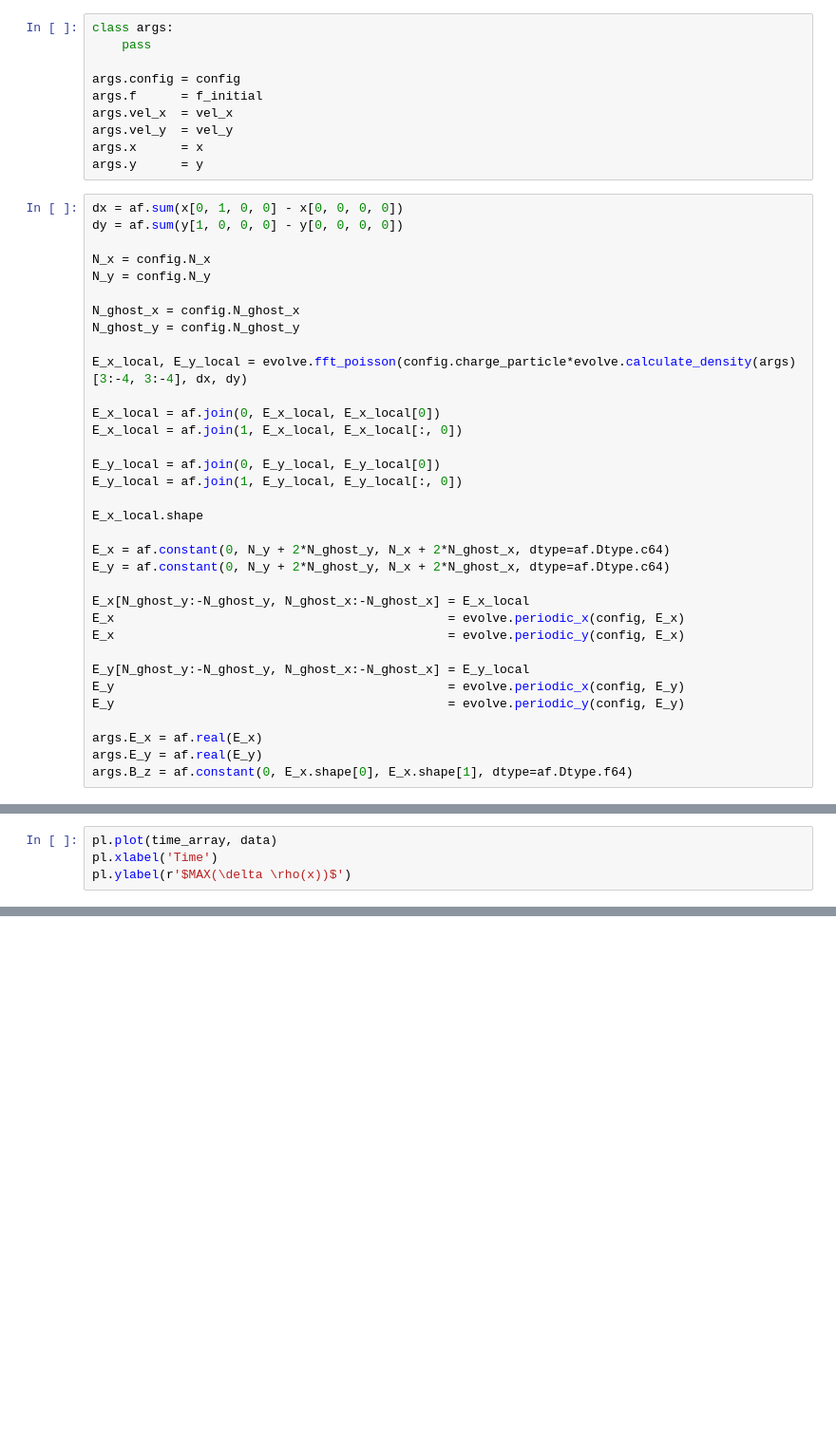
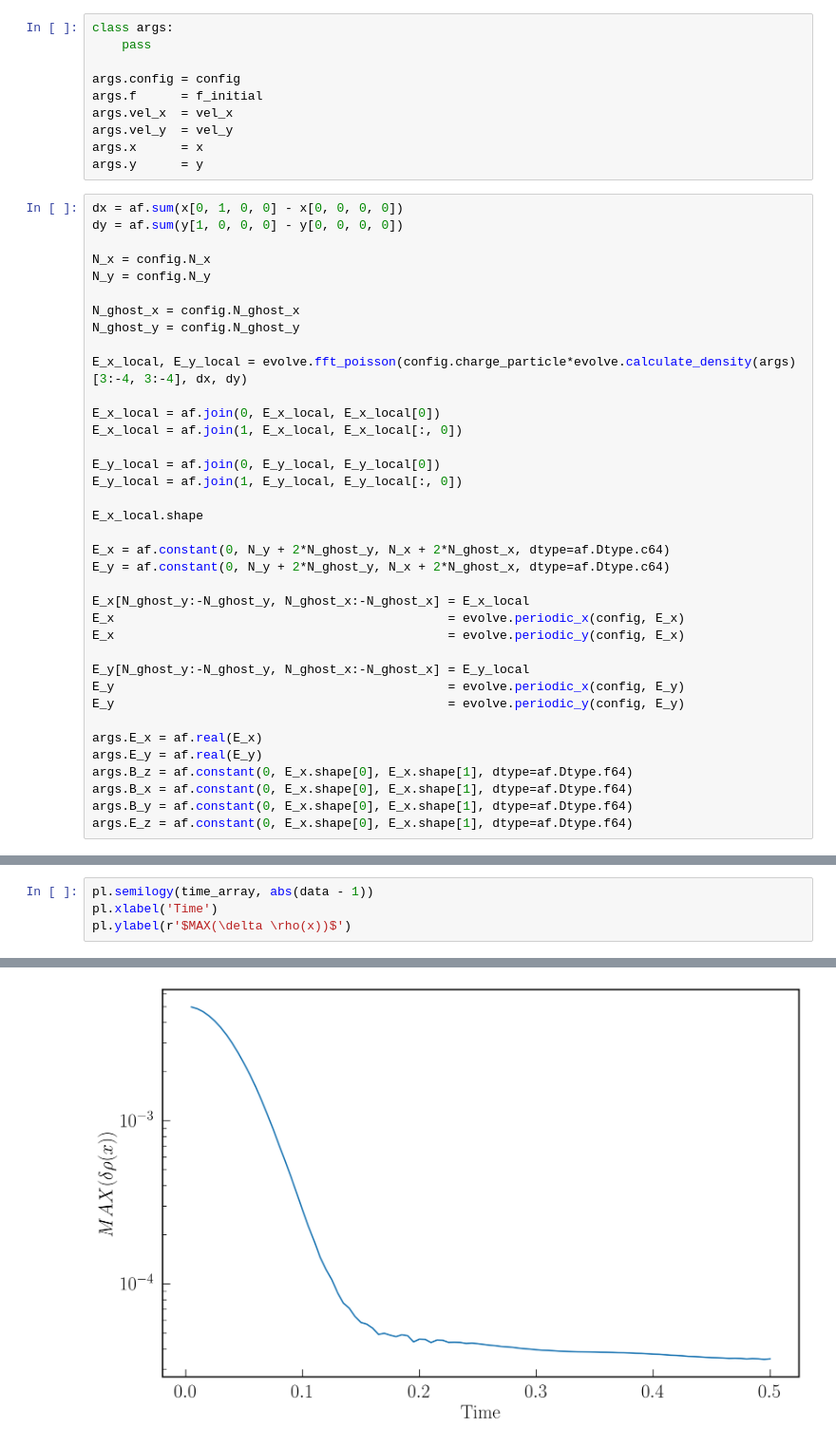
Before and after one commit to QuazarTech/Bolt, a Jupyter notebook: cks/2d_tests/fields_enabled_landau_damping/run.ipynb, the cells around one changed output, grey strips where cells are left out. Shown at 95% size. Drawn from its saved outputs; the diff is of its cells as text; blank space fills up the shorter version.

```diff
--- a/cks/2d_tests/fields_enabled_landau_damping/run.ipynb
+++ b/cks/2d_tests/fields_enabled_landau_damping/run.ipynb
@@ -90,5 +90,8 @@ E_y                                             = evolve.periodic_y(config, E_y)
 args.E_x = af.real(E_x)
 args.E_y = af.real(E_y)
 args.B_z = af.constant(0, E_x.shape[0], E_x.shape[1], dtype=af.Dtype.f64)
+args.B_x = af.constant(0, E_x.shape[0], E_x.shape[1], dtype=af.Dtype.f64)
+args.B_y = af.constant(0, E_x.shape[0], E_x.shape[1], dtype=af.Dtype.f64)
+args.E_z = af.constant(0, E_x.shape[0], E_x.shape[1], dtype=af.Dtype.f64)
 # %%
 data, f_final = evolve.time_integration(args, time_array)
@@ -95,4 +109,5 @@ data, f_final = evolve.time_integration(args, time_array)
 # %%
-pl.plot(time_array, data)
+pl.semilogy(time_array, abs(data - 1))
 pl.xlabel('Time')
 pl.ylabel(r'$MAX(\delta \rho(x))$')
+# %% [output]
@@ -98,0 +115 @@ pl.ylabel(r'$MAX(\delta \rho(x))$')
+[figure, added]
```
Also changed, not shown: parts of 3 cells of this notebook, 19 other files.
